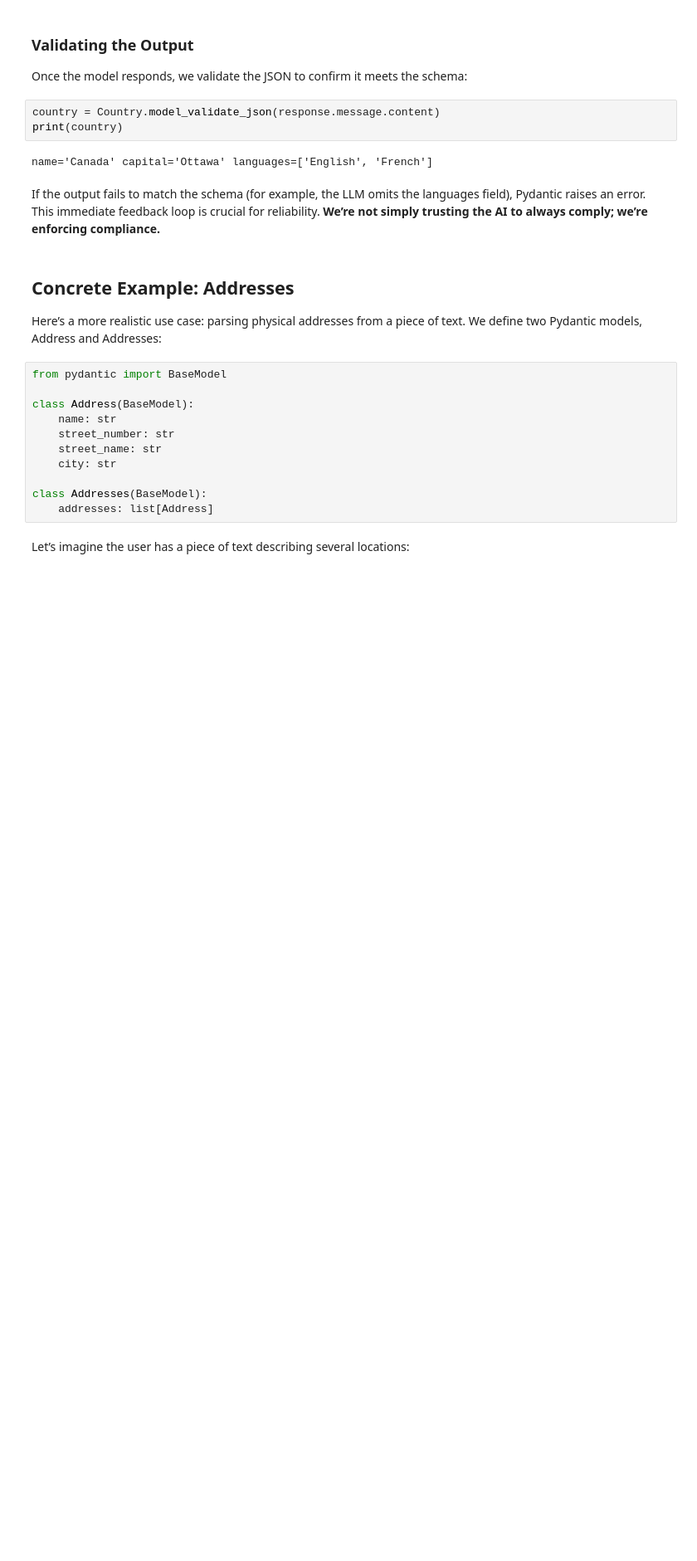
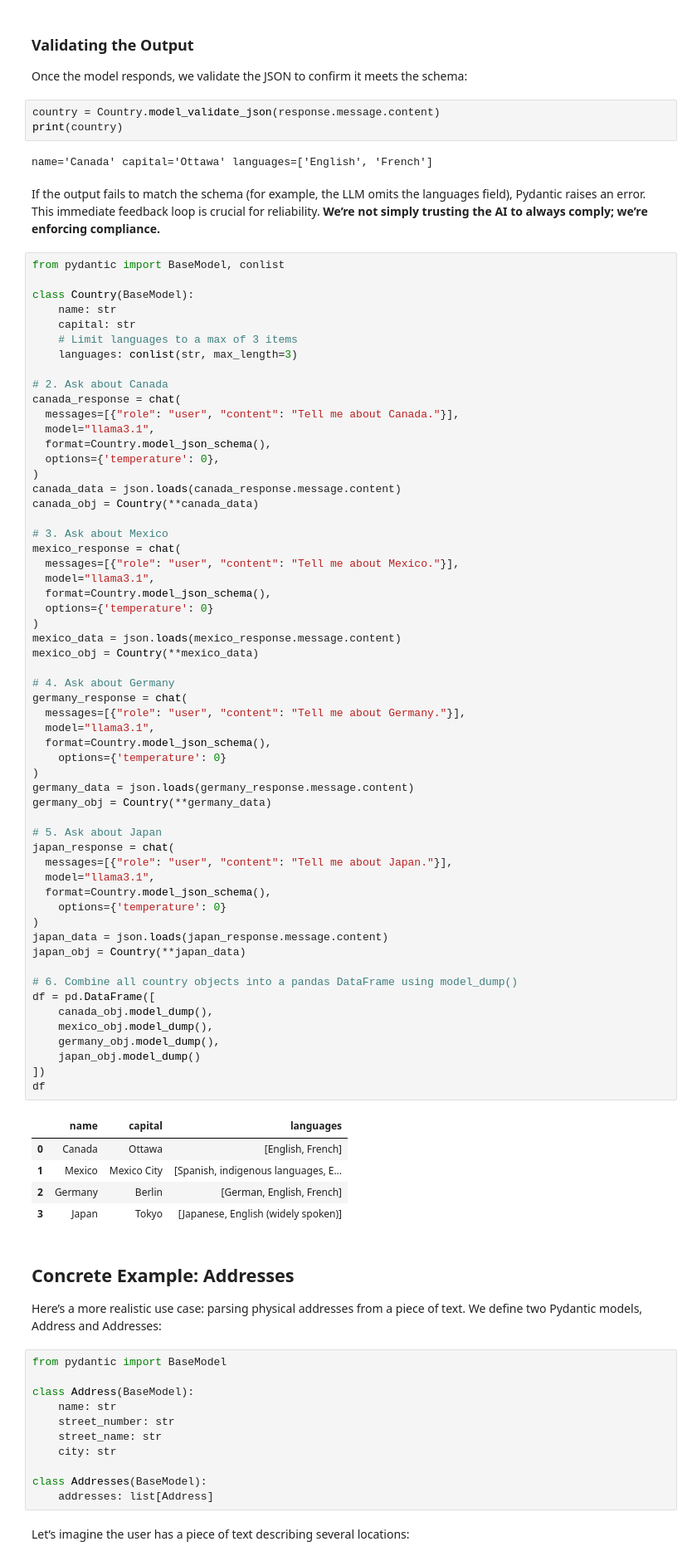
Before and after one commit to hananather/LLM-notes, a Jupyter notebook: Structured Extraction.ipynb, the cells around one changed output. Shown: that part at 83% size. Saved outputs shown, nothing was run; the diff lists cells and outputs as text; blank space fills up the shorter version.

```diff
--- a/Structured Extraction.ipynb
+++ b/Structured Extraction.ipynb
@@ -124,6 +184,69 @@ print(country)
 name='Canada' capital='Ottawa' languages=['English', 'French']
 # %% [markdown]
 If the output fails to match the schema (for example, the LLM omits the languages field), Pydantic raises an error. This immediate feedback loop is crucial for reliability. **We’re not simply trusting the AI to always comply; we’re enforcing compliance.**
+# %%
+from pydantic import BaseModel, conlist
+
+class Country(BaseModel):
+    name: str
+    capital: str
+    # Limit languages to a max of 3 items
+    languages: conlist(str, max_length=3)
+
+# 2. Ask about Canada
+canada_response = chat(
+  messages=[{"role": "user", "content": "Tell me about Canada."}],
+  model="llama3.1",
+  format=Country.model_json_schema(),
+  options={'temperature': 0},
+)
+canada_data = json.loads(canada_response.message.content)
+canada_obj = Country(**canada_data)
+
+# 3. Ask about Mexico
+mexico_response = chat(
+  messages=[{"role": "user", "content": "Tell me about Mexico."}],
+  model="llama3.1",
+  format=Country.model_json_schema(),
+  options={'temperature': 0}
+)
+mexico_data = json.loads(mexico_response.message.content)
+mexico_obj = Country(**mexico_data)
+
+# 4. Ask about Germany
+germany_response = chat(
+  messages=[{"role": "user", "content": "Tell me about Germany."}],
+  model="llama3.1",
+  format=Country.model_json_schema(),
+    options={'temperature': 0}
+)
+germany_data = json.loads(germany_response.message.content)
+germany_obj = Country(**germany_data)
+
+# 5. Ask about Japan
+japan_response = chat(
+  messages=[{"role": "user", "content": "Tell me about Japan."}],
+  model="llama3.1",
+  format=Country.model_json_schema(),
+    options={'temperature': 0}
+)
+japan_data = json.loads(japan_response.message.content)
+japan_obj = Country(**japan_data)
+
+# 6. Combine all country objects into a pandas DataFrame using model_dump()
+df = pd.DataFrame([
+    canada_obj.model_dump(),
+    mexico_obj.model_dump(),
+    germany_obj.model_dump(),
+    japan_obj.model_dump()
+])
+df
+# %% [output]
+|  | name | capital | languages |
+| 0 | Canada | Ottawa | [English, French] |
+| 1 | Mexico | Mexico City | [Spanish, indigenous languages, E... |
+| 2 | Germany | Berlin | [German, English, French] |
+| 3 | Japan | Tokyo | [Japanese, English (widely spoken)] |
 # %% [markdown]
 ## Concrete Example: Addresses
 Here’s a more realistic use case: parsing physical addresses from a piece of text. We define two Pydantic models, Address and Addresses:
```
Also changed, not shown: parts of 1 cell of this notebook.
